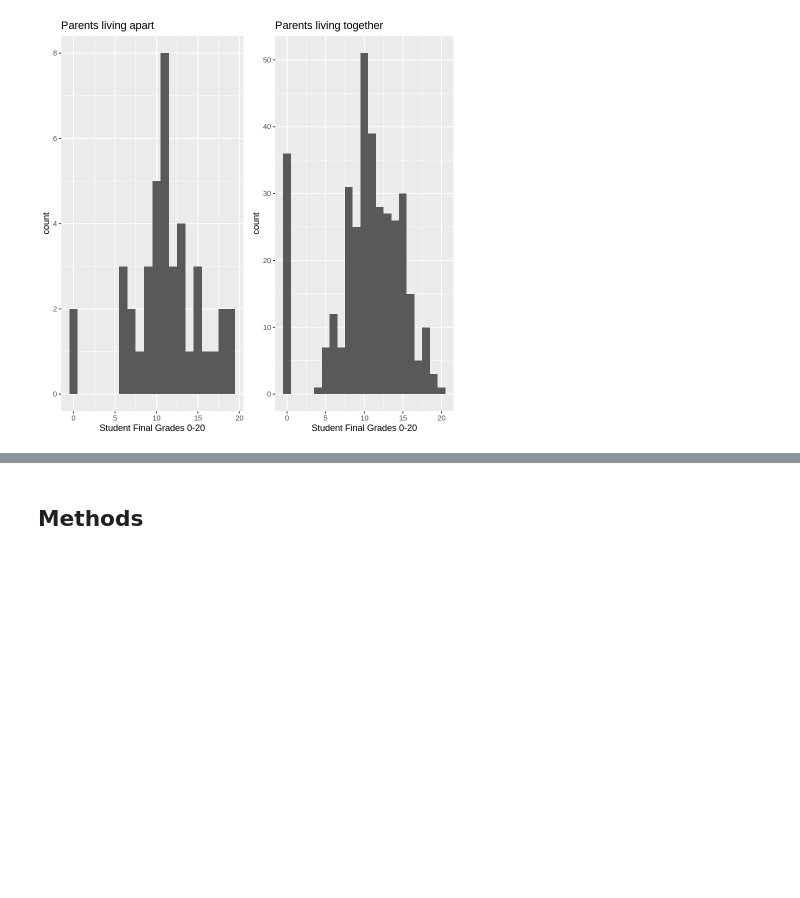
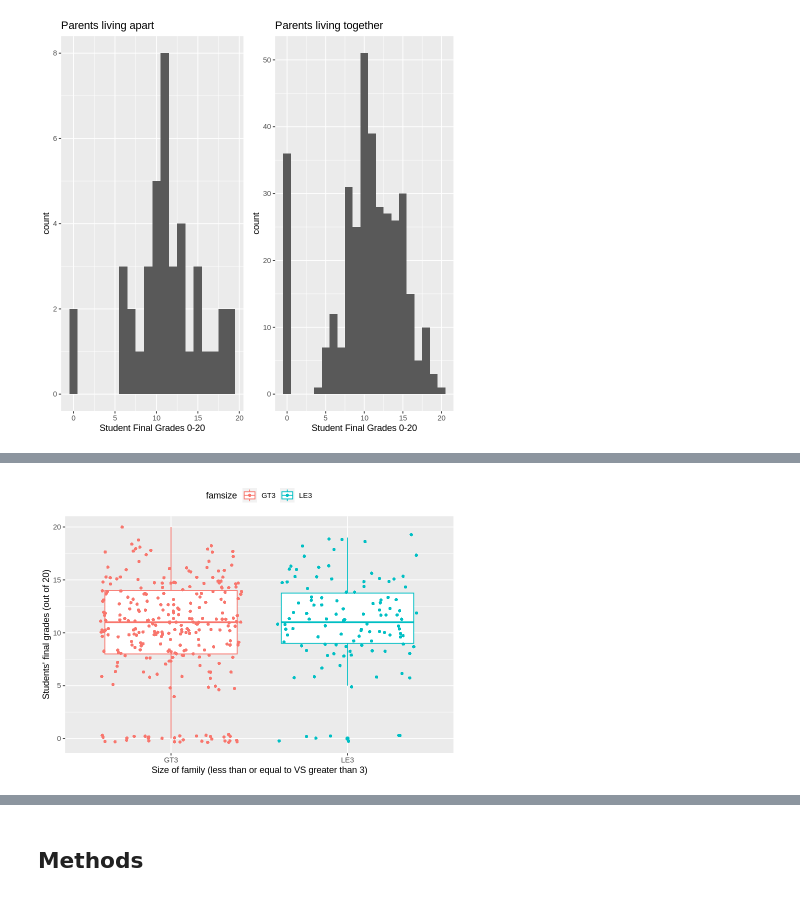
Before and after one commit to aidanmeharg/STAT_201_Project, a Jupyter notebook: proposal.ipynb, the cells around one changed output, grey strips where cells are left out. Saved outputs shown, nothing was run; the diff lists cells and outputs as text; code cells hidden in the pictures; blank space fills up the shorter version.

```diff
--- a/proposal.ipynb
+++ b/proposal.ipynb
@@ -99,0 +130,10 @@ grid.arrange(grobs = plots_to_Pstatus, ncol = 2)
+# %%
+students |>
+    ggplot(aes(x = famsize, y = G3, group = famsize, color = famsize)) +
+    geom_boxplot() +
+    geom_jitter(shape = 16) +
+    theme(legend.position = "top") +
+    xlab("Size of family (less than or equal to VS greater than 3)") +
+    ylab("Students' final grades (out of 20)")
+# %% [output]
+[figure, added]
```
Also changed, not shown: parts of 6 cells of this notebook.
